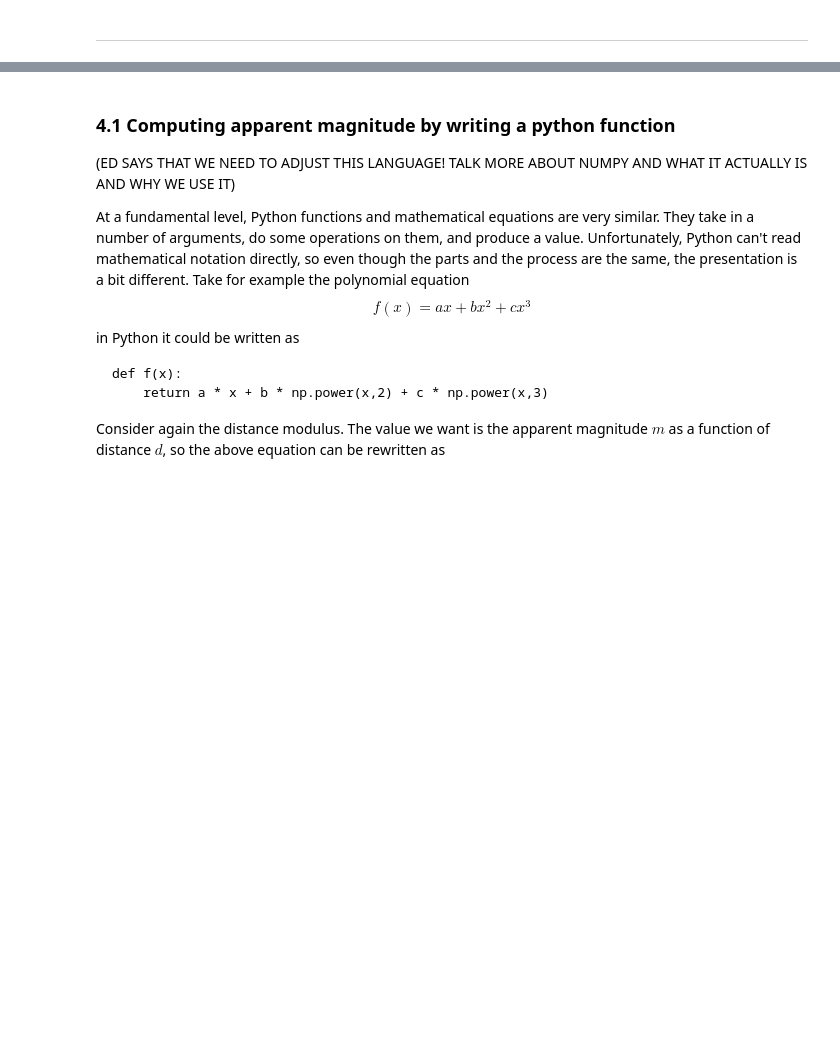
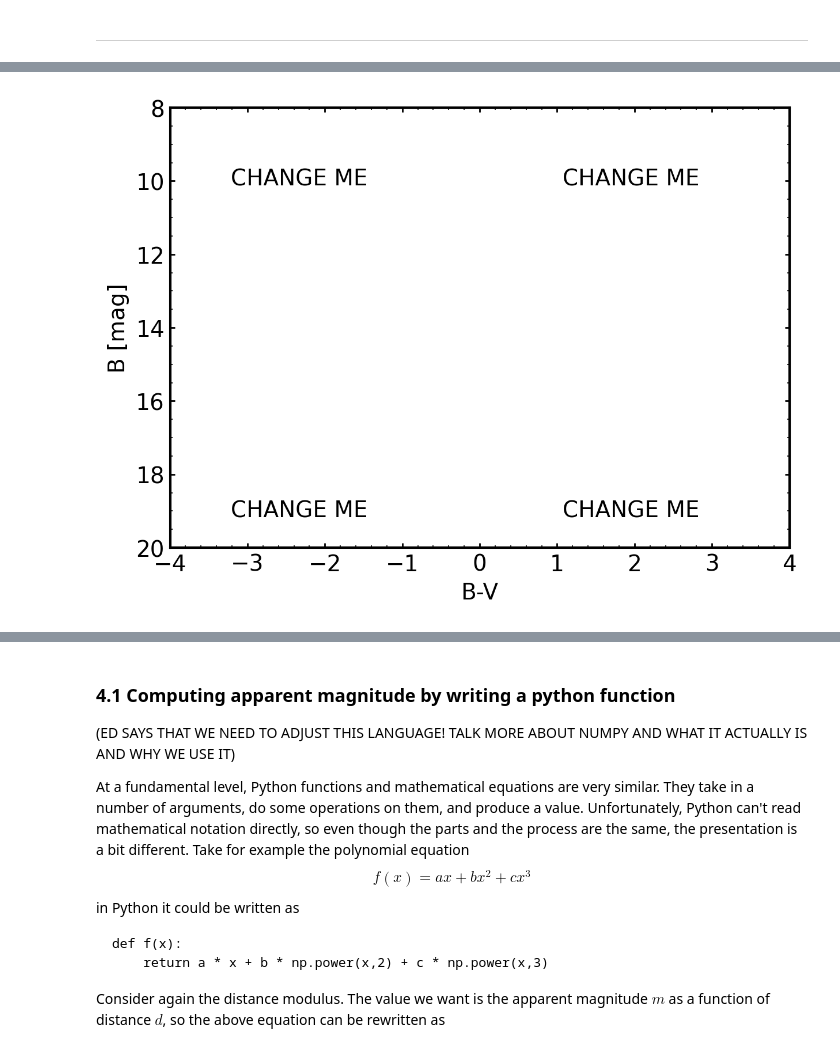
Before and after one commit to noahfranz13/astro-education-nbs, a Jupyter notebook: notebooks/color-magnitude-diagram-activity.ipynb, the cells around one changed output, grey strips where cells are left out. Cells and saved outputs as stored; diff of their text form; code cells hidden in the pictures; blank space fills up the shorter version.

```diff
--- a/notebooks/color-magnitude-diagram-activity.ipynb
+++ b/notebooks/color-magnitude-diagram-activity.ipynb
@@ -115,14 +108,17 @@ And, just like above, change the CHANGE ME's below (but be sure to leave the dou
 # %%
 # Define the labels
 labels = {
     "upper-left":   "CHANGE ME",
     "upper-right":  "CHANGE ME",
     "lower-left":   "CHANGE ME",
     "lower-right":  "CHANGE ME"
     }
 
 # Plot the labels on the CMD
-plot_labels_physical(labels)
+fig = plot_labels_physical(labels)
+fig.gca().invert_yaxis()
+# %% [output]
+[figure, added]
 # %% [markdown]
 ---
 
```
Also changed, not shown: parts of 15 cells of this notebook, 5 other files.
